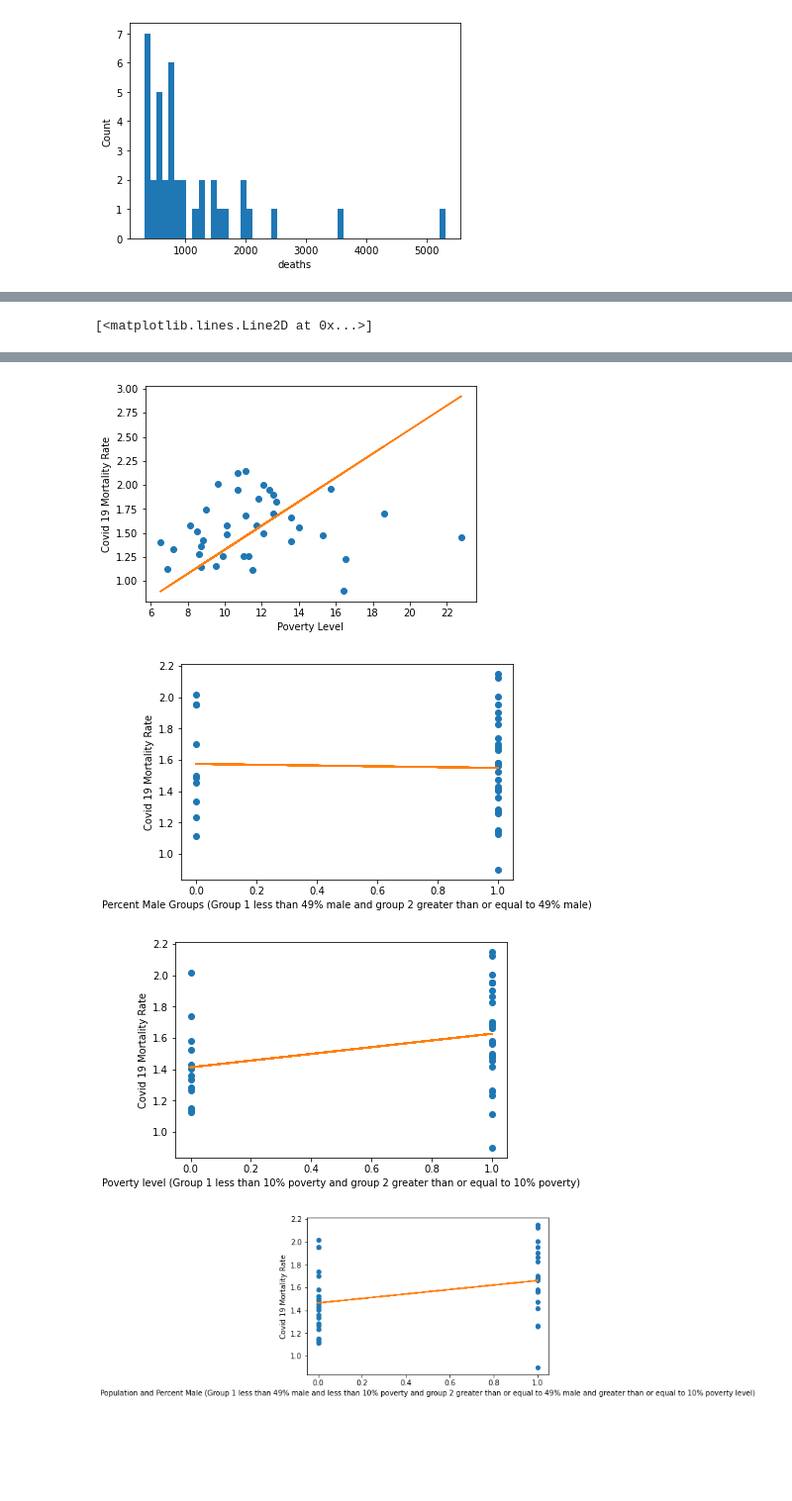
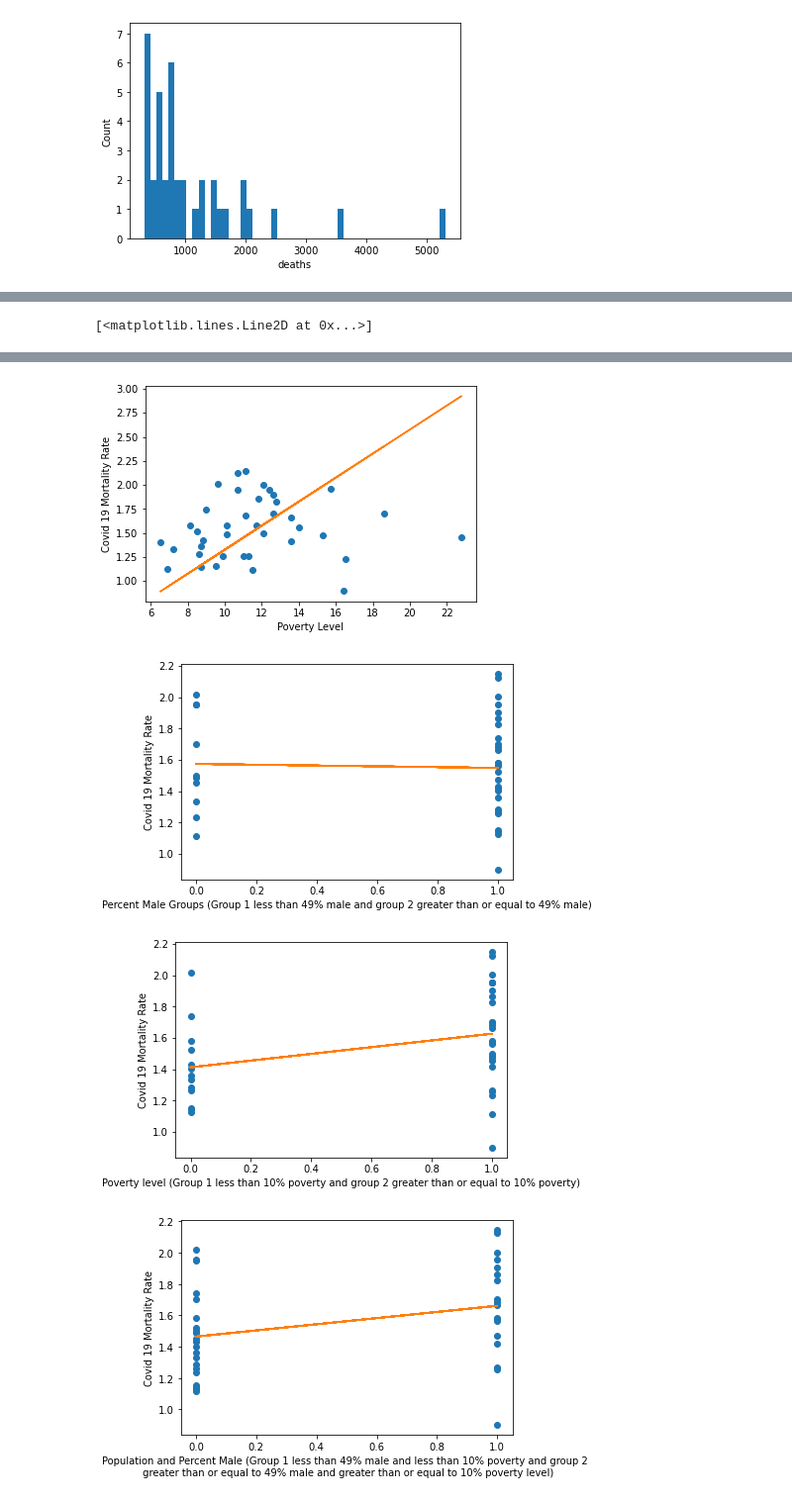
Before and after one commit to CAK25/AnalyzeCovid, a Jupyter notebook: GitHub.ipynb, the cells around one changed output, grey strips where cells are left out. Shown at 99% size. Saved outputs shown, nothing was run; the diff lists cells and outputs as text; code cells hidden in the pictures; blank space fills up the shorter version.

```diff
--- a/GitHub.ipynb
+++ b/GitHub.ipynb
@@ -180,7 +180,7 @@ plt.plot(Covid['povGroup'], slope*Covid['povGroup']+intc)
 #Plot groups of above 49% male and above 10% poverty level.
 plt.figure(5)
 plt.plot(Covid['CombinedGroup'],Covid['Covid Mortality Rate'],'o')
-plt.xlabel("Population and Percent Male (Group 1 less than 49% male and less than 10% poverty and group 2 greater than or equal to 49% male and greater than or equal to 10% poverty level)");
+plt.xlabel("Population and Percent Male (Group 1 less than 49% male and less than 10% poverty and group 2 \n greater than or equal to 49% male and greater than or equal to 10% poverty level)");
 plt.ylabel("Covid 19 Mortality Rate");
 
 #Regression of above 49% male and above 10% poverty level.
@@ -214,34 +214,34 @@ See the caveats in the documentation: https://pandas.pydata.org/pandas-docs/stab
   Covid['MaleGroup'].loc[Covid['Percent Males']>=49]=1.
 A value is trying to be set on a copy of a slice from a DataFrame
 
 See the caveats in the documentation: https://pandas.pydata.org/pandas-docs/stable/user_guide/indexing.html#returning-a-view-versus-a-copy
   Covid['povGroup'].loc[Covid['Poverty level']<10]=0.
 A value is trying to be set on a copy of a slice from a DataFrame
 
 See the caveats in the documentation: https://pandas.pydata.org/pandas-docs/stable/user_guide/indexing.html#returning-a-view-versus-a-copy
   Covid['povGroup'].loc[Covid['Poverty level']>=10]=1.
 A value is trying to be set on a copy of a slice from a DataFrame
 
 See the caveats in the documentation: https://pandas.pydata.org/pandas-docs/stable/user_guide/indexing.html#returning-a-view-versus-a-copy
   Covid['CombinedGroup'].loc[(Covid['povGroup']==1) & (Covid['MaleGroup']==1)]=1
 The y intercept for the discrete plot of group 1 less than 49% male and group 2 greater than or equal to 49% male =
 1.5737690981898609
 The slope for the discrete plot of group 1 less than 49% male and group 2 greater than or equal to 49% male =
 -0.02539065768397164
 The y intercept for the discrete plot of group 1 less than 10% poverty and group 2 greater than or equal to 10% poverty =
 1.412001580282191
 The slope for the discrete plot of group 1 less than 10% poverty and group 2 greater than or equal to 10% poverty =
 0.21433092790630437
 The y intercept for the discrete plot of group 1 less than 49% male and less than 10% poverty and group 2 greater than or equal to 49% male and greater than or equal to 10% poverty level=
 1.464104705207376
 The slope for the discrete plot of group 1 less than 49% male and less than 10% poverty and group 2 greater than or equal to 49% male and greater than or equal to 10% poverty level =
 0.19669901408231752
 [<matplotlib.lines.Line2D at 0x...>]
 [figure]
 [figure]
 [figure]
 [figure]
-[figure, old version]
+[figure, new version]
 # %%
 #T Test========================
 # Compare using one sample t test.
```
Also changed, not shown: parts of 1 cell of this notebook, 1 other file.
